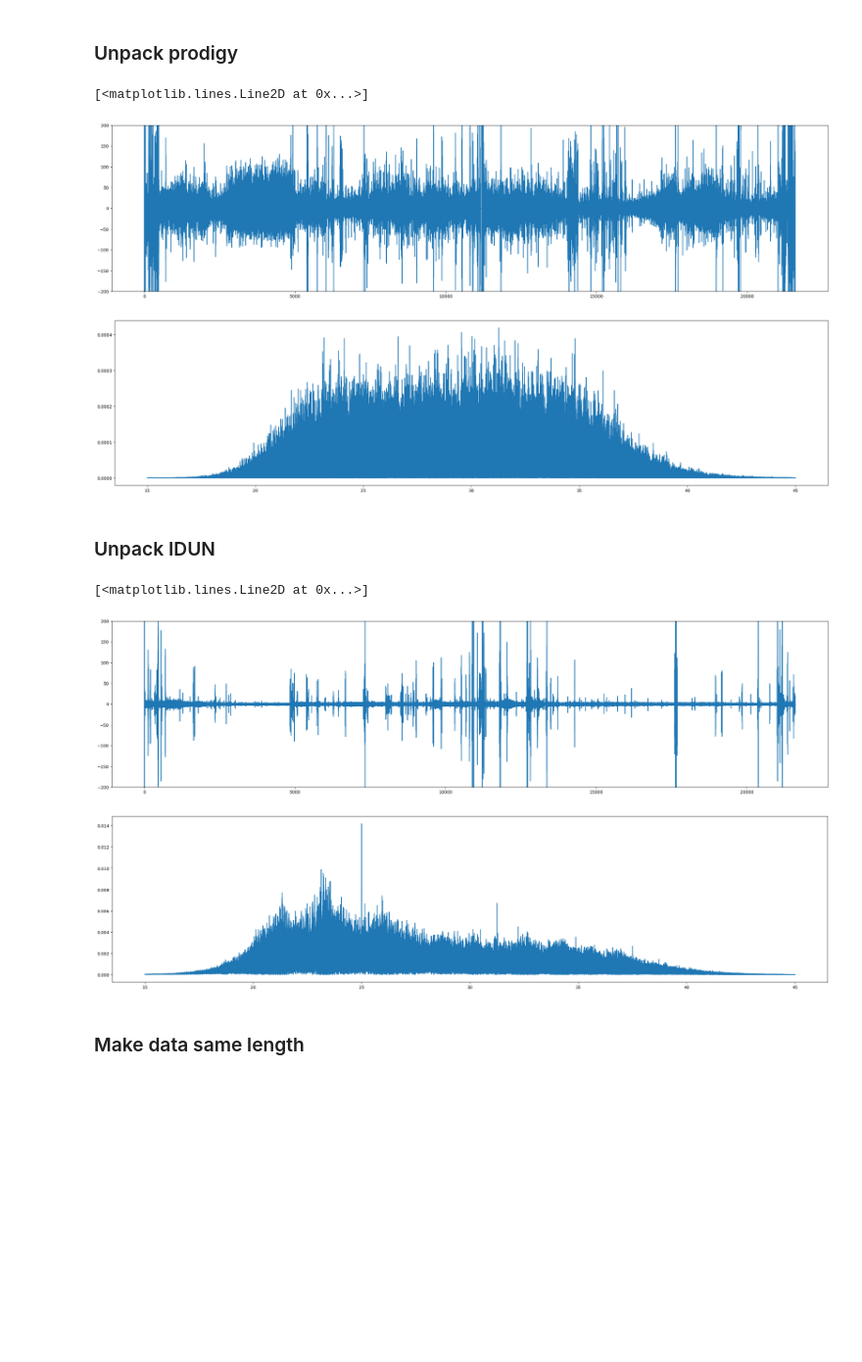
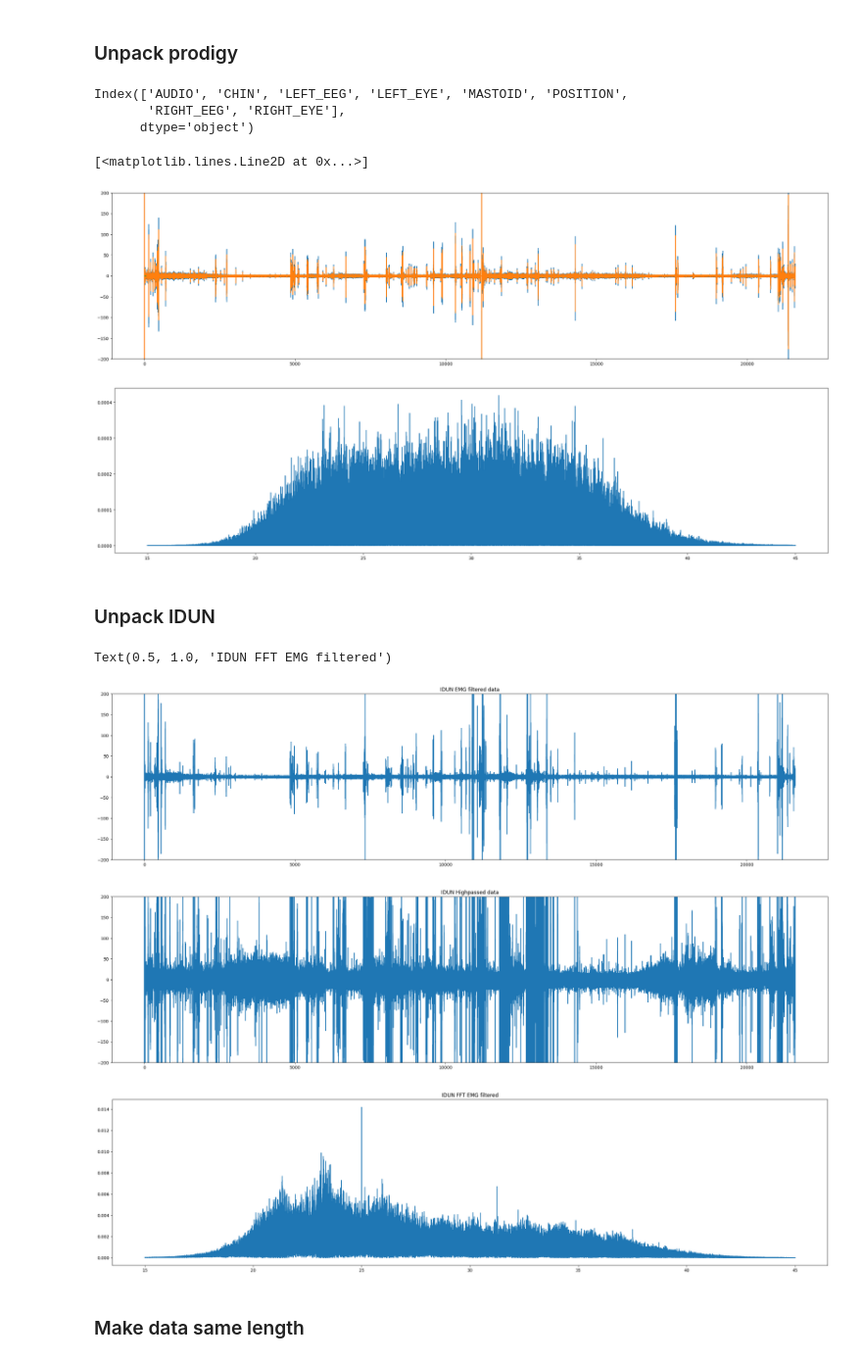
Before and after one commit to iduntech/idn-sync-data, a Jupyter notebook: sync_main.ipynb, the cells around one changed output. Shown at 98% size. Saved outputs shown, nothing was run; the diff lists cells and outputs as text; code cells hidden in the pictures; blank space fills up the shorter version.

Commit message:
base datasets succesfully extracted

```diff
--- a/sync_main.ipynb
+++ b/sync_main.ipynb
@@ -53,14 +30,29 @@ resampled_times = np.linspace(0, len(prodigy_filtered_data_rs)/config.BASE_SAMPL
+# %%
+prodigy_base_data_df, prodigy_filtered_data_rs, resampled_times = prepare_prodigy_data(prodigy_raw_data,config)
+pr_freqs_rs, pr_fft_rs = prepare_fft(prodigy_filtered_data_rs, config.FILTER_RANGE[0]-5 ,config.FILTER_RANGE[1]+5, config.BASE_SAMPLE_RATE)
+# print columns of the dataframe
+print(prodigy_base_data_df.columns)
+# %% [output]
+Index(['AUDIO', 'CHIN', 'LEFT_EEG', 'LEFT_EYE', 'MASTOID', 'POSITION',
+       'RIGHT_EEG', 'RIGHT_EYE'],
+      dtype='object')
 # %%
 plt.figure(figsize=(30, 7))
-plt.plot(resampled_times, resampled_prodigy_data)
+plt.plot(resampled_times, prodigy_filtered_data_rs)
+plt.plot(resampled_times, 0.8*do_bandpass((prodigy_base_data_df[config.CHANNEL_1] - prodigy_base_data_df[config.CHANNEL_2])*1000000,
+        [config.FILTER_RANGE[0], config.FILTER_RANGE[1]],
+        config.BASE_SAMPLE_RATE,)
+    )
 plt.ylim(-200, 200)
 
-pr_freqs_rs, pr_fft_rs = prepare_fft(prodigy_filtered_data_rs, config.FILTER_RANGE[0]-5 ,config.FILTER_RANGE[1]+5, config.BASE_SAMPLE_RATE)
+
+# plot prodigy_base_data_df
+plt.plot(pr_freqs_rs, pr_fft_rs)
 plt.figure(figsize=(30, 7))
 plt.plot(pr_freqs_rs, pr_fft_rs)
 # %% [output]
 [<matplotlib.lines.Line2D at 0x...>]
-[figure, old version]
+[figure, new version]
 [figure]
 # %% [markdown]
 ### Unpack IDUN
@@ -75,15 +59,26 @@ idun_filtered_data = do_bandpass(idun_data, [config.FILTER_RANGE[0], config.FILT
+# %%
+idun_base_data, idun_filtered_data, idun_time_stamps = prepare_idun_data(idun_raw_data,config)
 # %%
 plt.figure(figsize=(30, 7))
 plt.plot(idun_time_stamps, idun_filtered_data)
 plt.ylim(-200, 200)
+plt.title("IDUN EMG filtered data")
+
+plt.figure(figsize=(30, 7))
+plt.plot(idun_time_stamps, idun_base_data)
+plt.ylim(-200, 200)
+plt.title("IDUN Highpassed data")
+
 
 id_freqs, id_fft = prepare_fft(idun_filtered_data, config.FILTER_RANGE[0]-5 ,config.FILTER_RANGE[1]+5 ,config.IDUN_SAMPLE_RATE)
 plt.figure(figsize=(30, 7))
 plt.plot(id_freqs, id_fft)
+plt.title("IDUN FFT EMG filtered")
 # %% [output]
-[<matplotlib.lines.Line2D at 0x...>]
+Text(0.5, 1.0, 'IDUN FFT EMG filtered')
-[figure, old version]
+[figure, new version]
-[figure, old version]
+[figure, new version]
+[figure, added]
 # %% [markdown]
 ### Make data same length
 # %%
```
Also changed, not shown: parts of 11 cells of this notebook, 5 other files.
